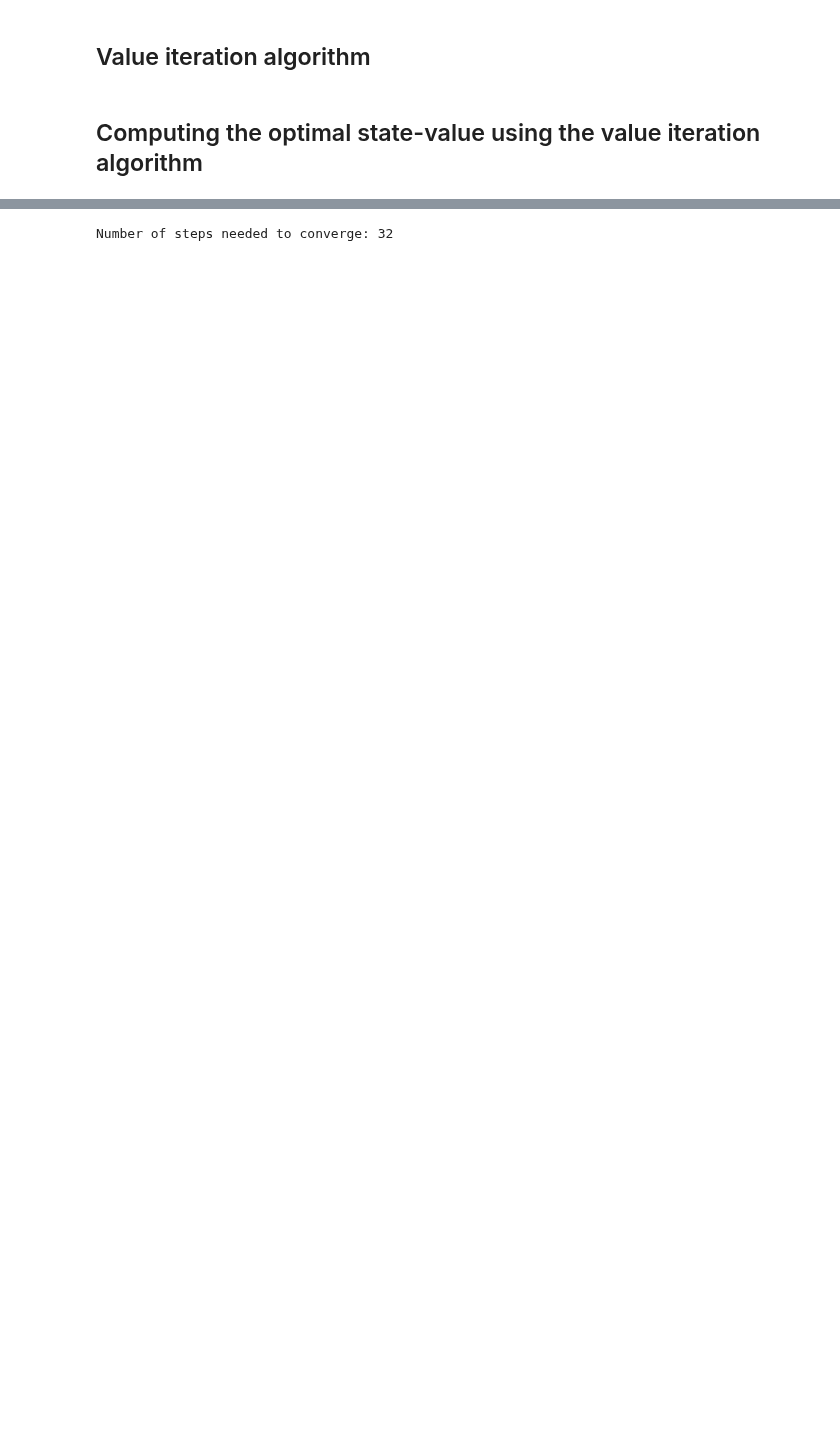
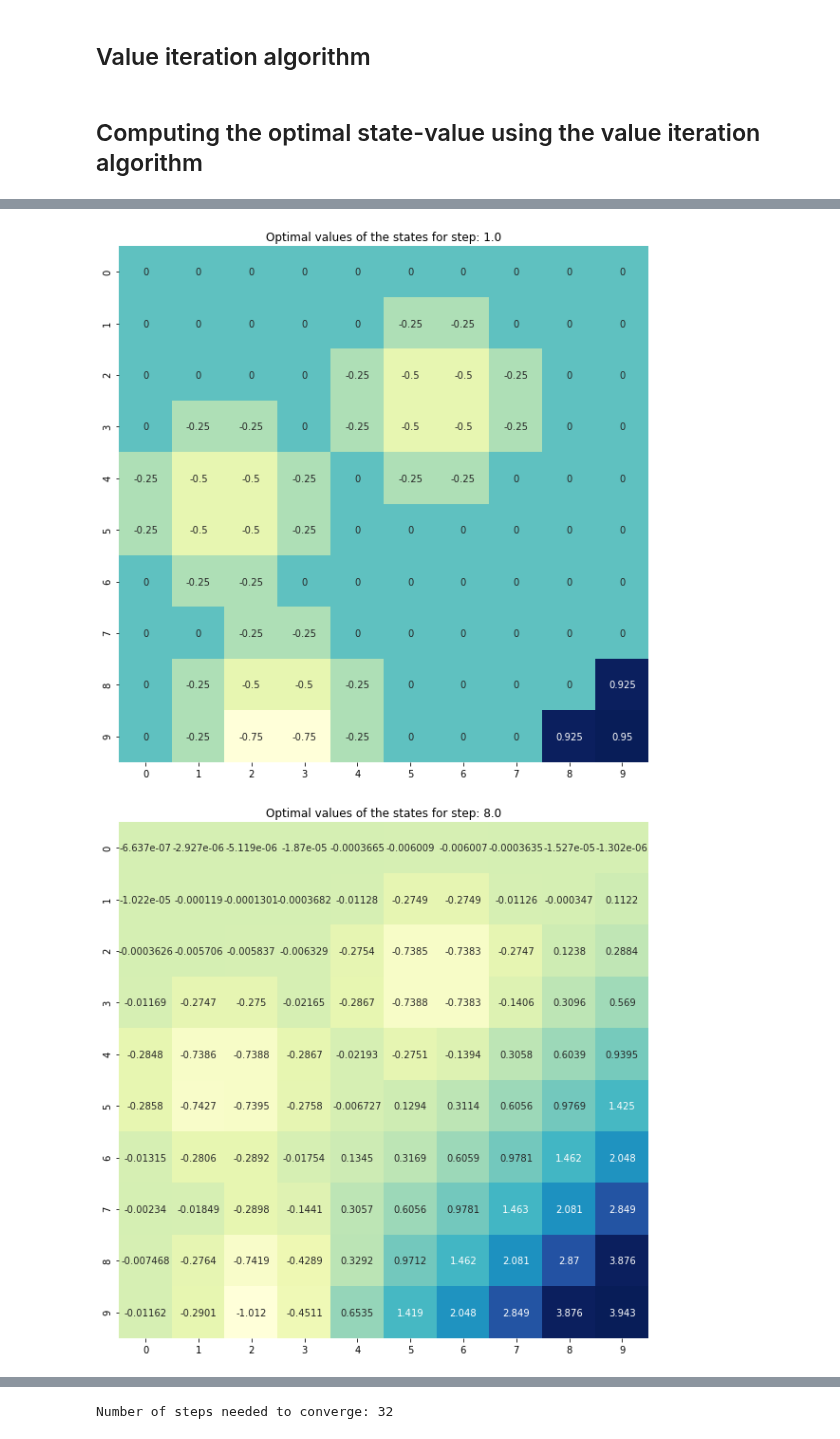
Before and after one commit to morgworth/ece232_team, a Jupyter notebook: Project 3/Anthony Project3.ipynb, the cells around one changed output, grey strips where cells are left out. Cells and saved outputs as stored; diff of their text form; code cells hidden in the pictures; blank space fills up the shorter version.

```diff
--- a/Project 3/Anthony Project3.ipynb
+++ b/Project 3/Anthony Project3.ipynb
@@ -179,3 +198,13 @@ def value_iteration_with_intervals(state_space,reward_fnx,P_up, P_down, P_left,
     return snapshot
 # %% [markdown]
 ## Computing the optimal state-value using the value iteration algorithm
+# %%
+# Parameters
+w = 0.1
+gamma = 0.8
+epsilon = 0.01
+
+# Convergence
+P_up, P_down, P_left, P_right = state_transition_probabilities(w)
+state1, steps1, _, _, _, _, _ = value_iteration(state_space,reward_fnx1,P_up,P_down,P_left,P_right,w,gamma,epsilon)
+print("Number of steps needed to converge:", steps)
@@ -181,0 +215,15 @@ def value_iteration_with_intervals(state_space,reward_fnx,P_up, P_down, P_left,
+# %%
+# Snapshots of the state-value until convergence
+snapshots = value_iteration_with_intervals(state_space,reward_fnx1,P_up,P_down,P_left,P_right,w,gamma,epsilon,optimal_steps=32)
+
+intervals = np.round(np.linspace(1, 31, 5))
+for k in range(len(snapshots)):
+    N = intervals[k]
+    state = snapshots[k]
+    fig, ax = plt.subplots(figsize=(10,10))
+    ax = sns.heatmap(state, annot=True, fmt='.4g', cmap="YlGnBu", cbar=False)
+    plt.title("Optimal values of the states for step: "+str(N))
+    plt.show()
+# %% [output]
+[figure, added]
+[figure, added]
```
Also changed, not shown: parts of 26 cells of this notebook.
